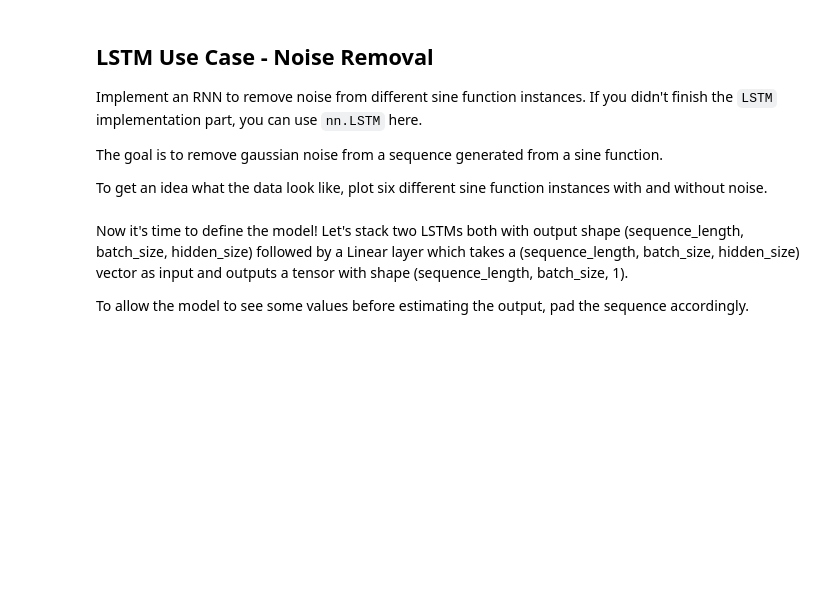
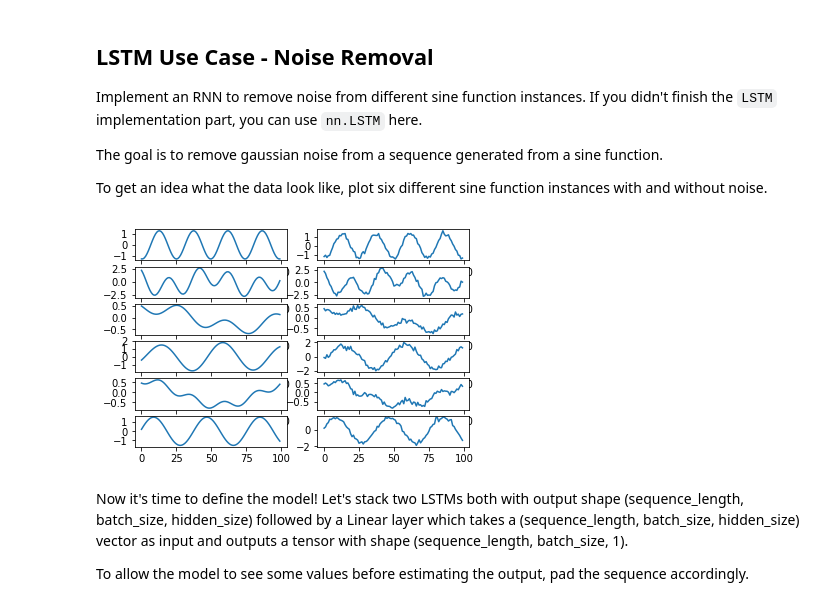
Before and after one commit to DLexercises/DLexercises, a Jupyter notebook: exercise05/exercise05_rnn.ipynb, the cells around one changed output. Cells and saved outputs as stored; diff of their text form; code cells hidden in the pictures; blank space fills up the shorter version.

```diff
--- a/exercise05/exercise05_rnn.ipynb
+++ b/exercise05/exercise05_rnn.ipynb
@@ -160,30 +229,43 @@ The goal is to remove gaussian noise from a sequence generated from a sine funct
 To get an idea what the data look like, plot six different sine function instances with and without noise.
 # %%
 # let's create a generator for sine functions with different amplitudes, shift and frequency
+%matplotlib inline
 
 class RandomSineFunction:
 
     def __init__(self):
         num_sines = np.random.randint(1, 4)
         self.amplitude = np.random.uniform(0, 2, num_sines)
         self.offsets = np.random.uniform(-np.pi, np.pi, num_sines)
         self.frequency = np.random.uniform(0.1, 1, num_sines)
 
     def __call__(self, x):
         return np.array([a * np.sin(np.pi * f * x + o)
-                         for a, f, o in zip(self.amplitude, self. frequency, self.offsets)]).sum(axis=0)
+                         for a, f, o in zip(self.amplitude, self.frequency, self.offsets)]).sum(axis=0)
 
 
 def sample_sine_functions(num_functions):
     return [RandomSineFunction() for _ in range(num_functions)]
 
 
 def noisy(y, noise_ratio=0.05, axes=None):
     noise_range = np.ptp(y, axis=axes, keepdims=True) * noise_ratio
     return y + np.random.normal(0, noise_range, size=y.shape)
 
 # START TODO #############
+nbPlots = 6
+
+fs = sample_sine_functions(nbPlots)
+fig, axes = plt.subplots(nbPlots,2)
+x = np.linspace(0,10,100)
+
+for i in range(nbPlots):
+    axes[i,0].plot(fs[i](x))
+    axes[i,1].plot(noisy(fs[i](x)))
+plt.show()
 # END TODO #############
+# %% [output]
+[figure, added]
 # %% [markdown]
 Now it's time to define the model! Let's stack two LSTMs both with output shape (sequence_length, batch_size, hidden_size) followed by a Linear layer which takes a (sequence_length, batch_size, hidden_size) vector as input and outputs a tensor with shape (sequence_length, batch_size, 1).
 
```
Also changed, not shown: parts of 12 cells of this notebook.
